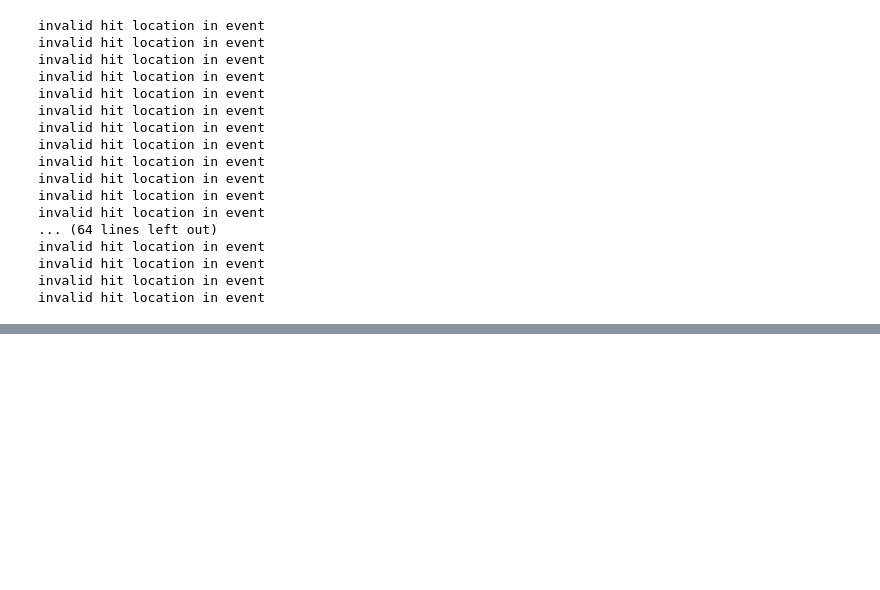
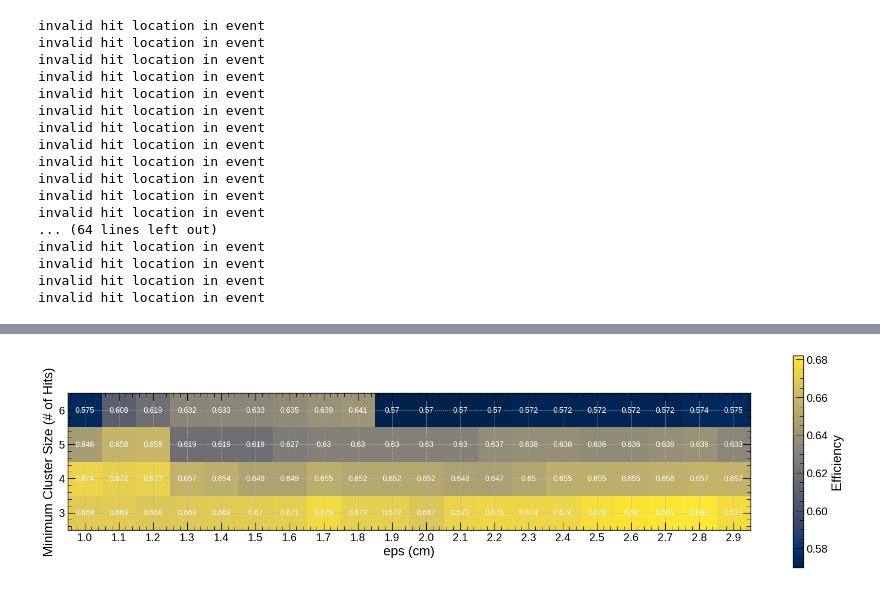
Before and after one commit to lmlepin9/2x2_neutron_sources, a Jupyter notebook: AmBe/charge/Hit_Clustering.ipynb, the cells around one changed output, grey strips where cells are left out. Drawn from its saved outputs; the diff is of its cells as text; code cells hidden in the pictures; blank space fills up the shorter version.

```diff
--- a/AmBe/charge/Hit_Clustering.ipynb
+++ b/AmBe/charge/Hit_Clustering.ipynb
@@ -265,0 +301,18 @@ plt.show()
+# %%
+# Array of DBScan test parameters
+
+cluster_size_list = np.arange(3,7,1)
+eps_list_fine = np.arange(1,3,0.1).round(1)
+# %%
+avg_eff_per_evt = []
+avg_pur_per_evt = []
+ncluster_per_evt = []
+percentage_mchits = []
+
+for m in cluster_size_list:
+    for n in eps_list_fine:
+        eff,pur,nc,per = cluster_hits(loc_overlapped, evtid_overlapped, n_process_overlapped, m, n)
+        avg_eff_per_evt.append(eff)
+        avg_pur_per_evt.append(pur)
+        ncluster_per_evt.append(nc)
+        percentage_mchits.append(per)
@@ -265,0 +337,74 @@ plt.show()
+# %%
+# Generate a 2d histogram of the efficiency and purity
+
+# Turn the list of effciency and purity into 2d arrays
+# eps varies across rows, cluster size vary across columns
+
+eff_array = np.reshape(avg_eff_per_evt, (len(cluster_size_list), len(eps_list_fine)))
+pur_array = np.reshape(avg_pur_per_evt, (len(cluster_size_list), len(eps_list_fine)))
+
+# Efficiency
+plt.figure(figsize=(20, 5))
+plt.imshow(eff_array, origin='lower')
+plt.colorbar(label='Efficiency')
+plt.xlabel('eps (cm)')
+plt.ylabel('Minimum Cluster Size (# of Hits)')
+plt.yticks(ticks=np.arange(0,len(cluster_size_list),1), labels=cluster_size_list)
+plt.xticks(ticks=np.arange(0,len(eps_list_fine),1), labels=eps_list_fine)
+#plt.title('Average Efficiency per Event')
+plt.grid(True)
+
+# Loop over data dimensions and create text annotations.
+for i in range(len(cluster_size_list)):
+    for j in range(len(eps_list_fine)):
+        text = plt.text(j, i, eff_array[i, j].round(3),
+                       ha="center", va="center", color="w")
+
+plt.show()
+
+# Purity
+plt.figure(figsize=(20, 5))
+plt.imshow(pur_array, origin='lower')
+plt.colorbar(label='Purity')
+plt.xlabel('eps (cm)')
+plt.ylabel('Minimum Cluster Size (# of Hits)')
+plt.yticks(ticks=np.arange(0,len(cluster_size_list),1), labels=cluster_size_list)
+plt.xticks(ticks=np.arange(0,len(eps_list_fine),1), labels=eps_list_fine)
+#plt.title('Average Purity per Event')
+plt.grid(True)
+
+# Loop over data dimensions and create text annotations.
+for i in range(len(cluster_size_list)):
+    for j in range(len(eps_list_fine)):
+        text = plt.text(j, i, pur_array[i, j].round(3),
+                       ha="center", va="center", color="w")
+
+plt.show()
+
+# Purity/Efficiency
+plt.imshow(pur_array/eff_array, origin='lower')
+plt.colorbar(label='Purity/Efficiency')
+plt.xlabel('eps (cm)')
+plt.ylabel('Minimum Cluster Size (# of Hits)')
+plt.yticks(ticks=np.arange(0,len(cluster_size_list),1), labels=cluster_size_list)
+plt.xticks(ticks=np.arange(0,len(eps_list_fine),1), labels=eps_list_fine)
+#plt.title('Purity/Efficiency per Event')
+plt.grid(True)
+plt.show()
+
+
+# Distribution of Number of Clusters per events
+
+ncluster_array = np.reshape(ncluster_per_evt, (len(cluster_size_list), len(eps_list_fine)))
+
+plt.imshow(ncluster_array, origin='lower')
+plt.colorbar(label='Number of Clusters per Event')
+plt.xlabel('eps (cm)')
+plt.ylabel('Minimum Cluster Size (# of Hits)')
+plt.yticks(ticks=np.arange(0,len(cluster_size_list),1), labels=cluster_size_list)
+plt.xticks(ticks=np.arange(0,len(eps_list_fine),1), labels=eps_list_fine)
+#plt.title('Purity/Efficiency per Event')
+plt.grid(True)
+plt.show()
+# %% [output]
+[figure, added]
```
Also changed, not shown: parts of 26 cells of this notebook.
